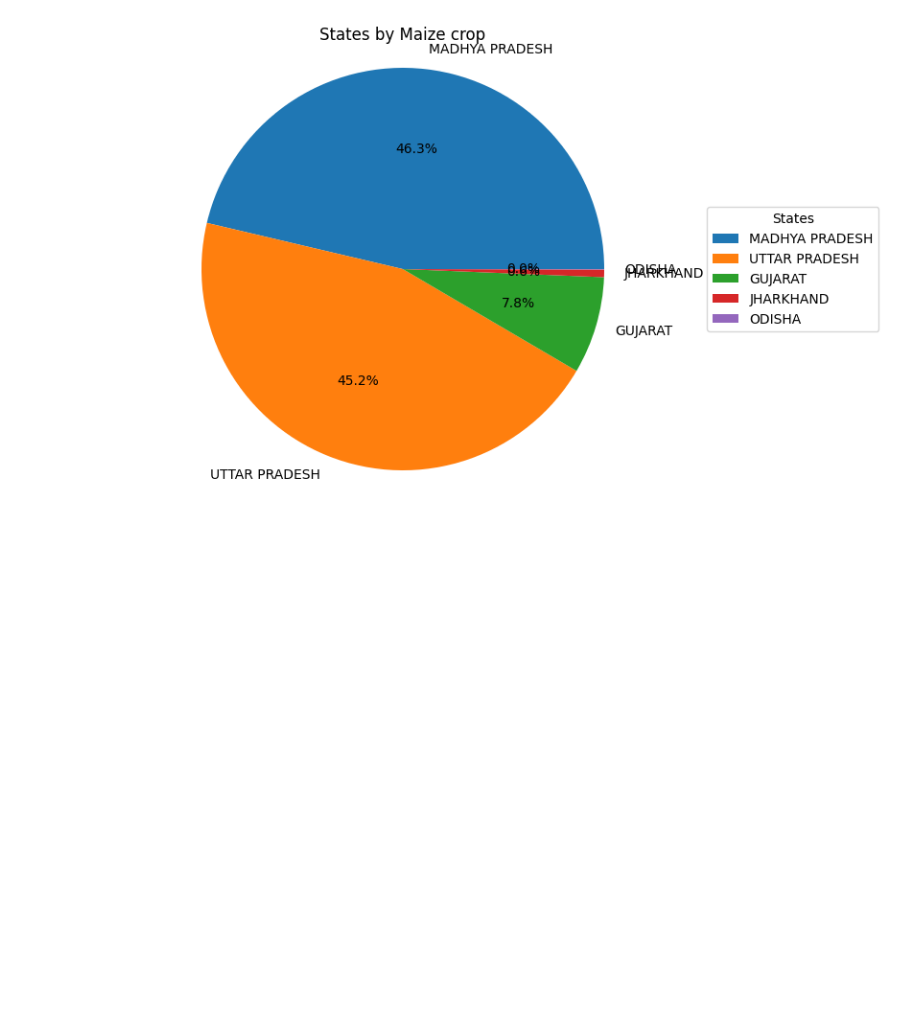
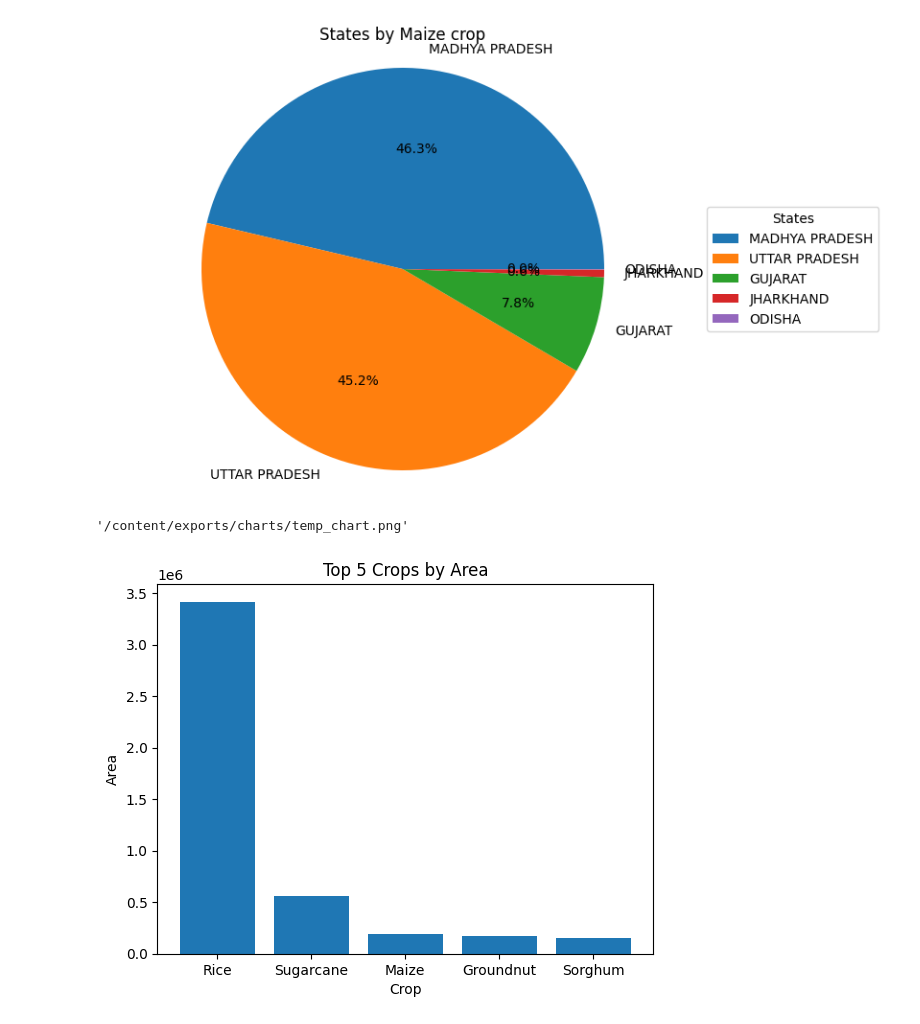
Before and after one commit to ObjectTechnologySolutionsIndia-OTSI/LLM-Trail, a Jupyter notebook: Data_analysis.ipynb, the cells around one changed output. Cells and saved outputs as stored; diff of their text form; code cells hidden in the pictures; blank space fills up the shorter version.

```diff
--- a/Data_analysis.ipynb
+++ b/Data_analysis.ipynb
@@ -161,6 +161,12 @@ sdf.chat("Plot a piechart for top 5 states by area and for the crop maize and th
 # %% [output]
 '/content/exports/charts/temp_chart.png'
 [figure]
+# %%
+##Creating a simple pie chart
+sdf.chat("Plot a column chart for top5 crops in x axis and area in y axis.Give the name of the chart as Top 5 crops by Area")
+# %% [output]
+'/content/exports/charts/temp_chart.png'
+[figure, added]
 # %%
 ##Creating a simple regression model with information on what variables needs to be added and what needs to be deleted from the model and provide specific metics after building the required model
 sdf.chat("Lets build a regression model considering area as deependent variable and rest all as independent variables. Please exclude crop_code from the model. After building the model please provide the mean square error, r2 value and adjusted r2 value")
```
Also changed, not shown: parts of 3 cells of this notebook.
